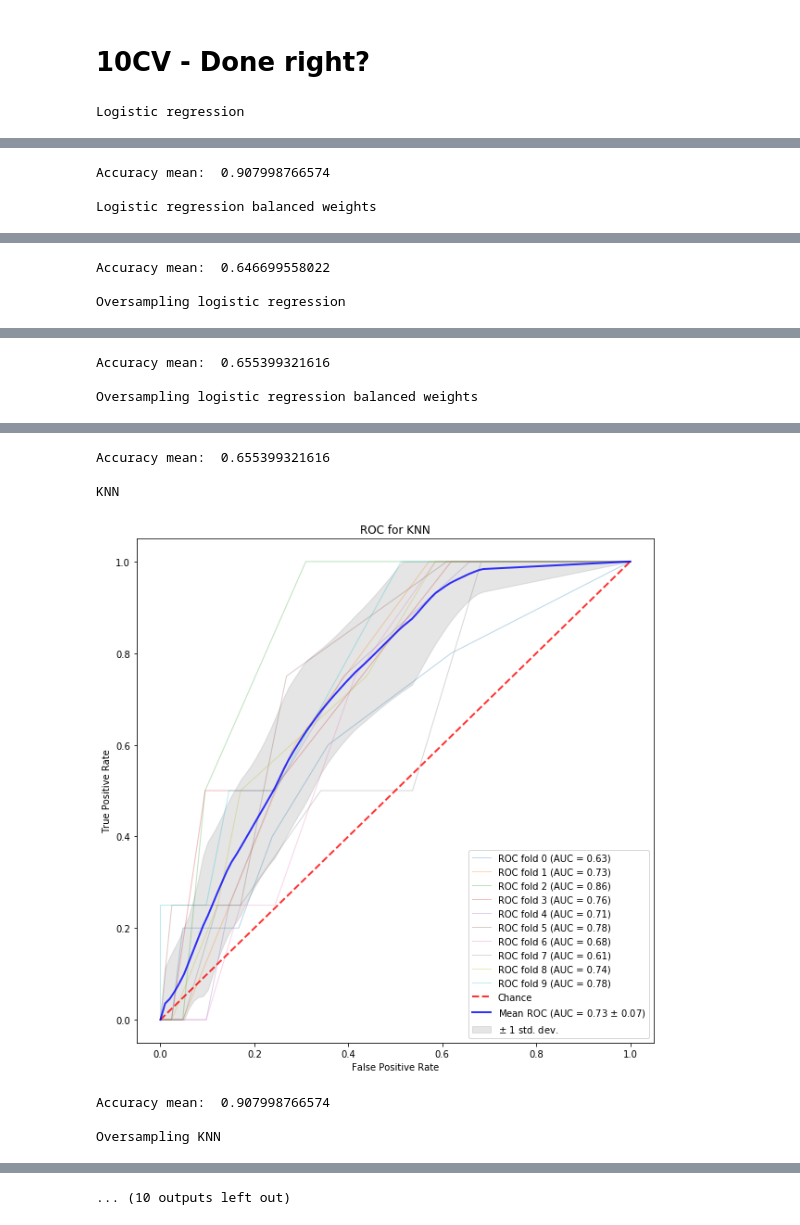
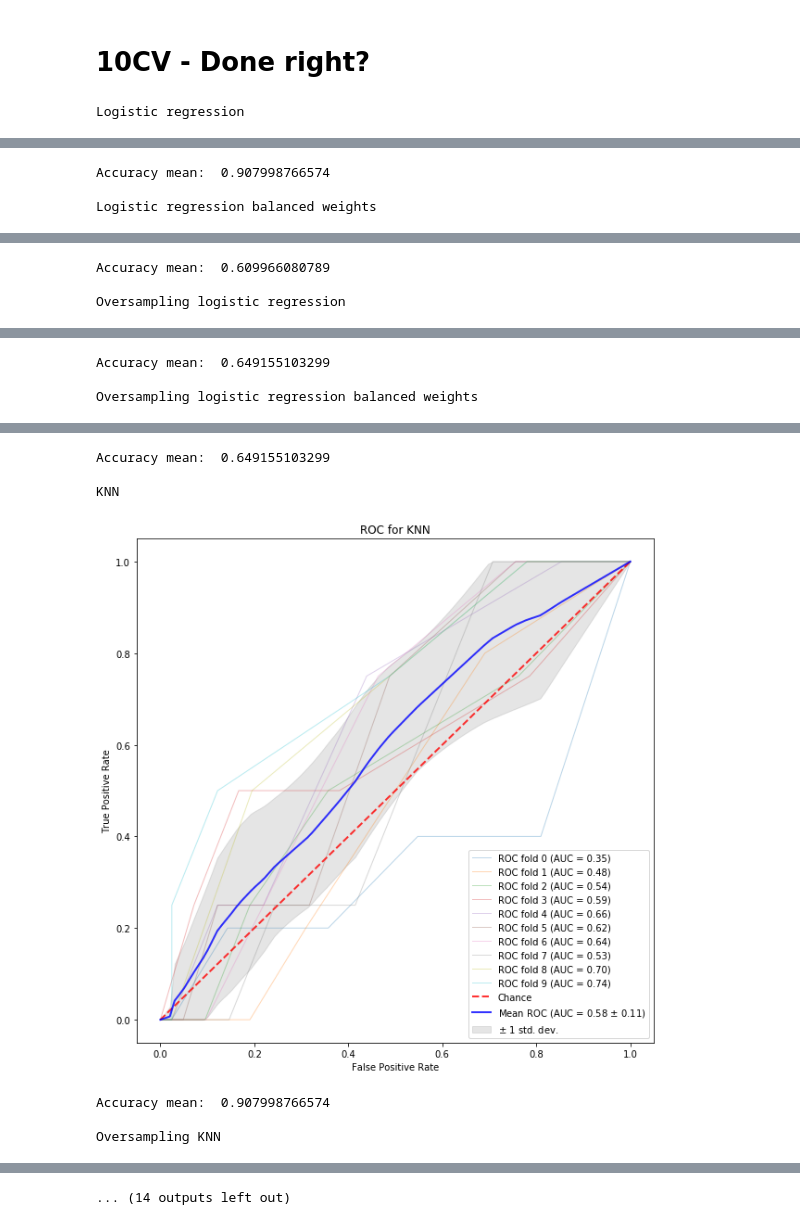
Before and after one commit to pawKer/Predicting-music-popularity, a Jupyter notebook: 3yp-automated-main.ipynb, the cells around one changed output, grey strips where cells are left out. Cells and saved outputs as stored; diff of their text form; code cells hidden in the pictures.

Commit message:
Cleaned repository, added FS functionality, model selection, grid search

```diff
--- a/3yp-automated-main.ipynb
+++ b/3yp-automated-main.ipynb
@@ -54,7 +54,7 @@ Number of not popular examples after thresholding :  523
 # %%
 # Drop unnecessary columns from original data - also some legacy support for a different data format
 if 'song_id' in data.columns:
-    final_data.drop(['song_id', 'song_title', 'artist', 'popularity', 'youtube_video_title','speechiness','instrumentalness','time_signature', 'danceability', 'key','duration','mode', 'liveness', 'acousticness', 'youtube_view_count'], 1, inplace=True)
+    final_data.drop(['song_id', 'song_title', 'artist', 'popularity', 'youtube_video_title', 'youtube_view_count'], 1, inplace=True)
 else:
     final_data.drop(['song_title', 'artist', 'popularity'], 1, inplace=True)
 # %%
@@ -69,9 +69,9 @@ final_data.head()
 # %%
-# COLUMNS_TO_SCALE = ["energy", "liveness", "tempo",
-#                     "speechiness", "acousticness", "instrumentalness",
-#                     "time_signature", "danceability", "key",
-#                     "duration", "loudness", "valence", "mode"]
-COLUMNS_TO_SCALE = ["energy", "tempo","loudness", "valence"]
+COLUMNS_TO_SCALE = ["energy", "liveness", "tempo",
+                    "speechiness", "acousticness", "instrumentalness",
+                    "time_signature", "danceability", "key",
+                    "duration", "loudness", "valence", "mode"]
+#COLUMNS_TO_SCALE = ["energy", "tempo","loudness", "valence"]
 
 # Keep data in a temp variable for testing
 scaled_data = scale_data_standardize(final_data, COLUMNS_TO_SCALE)
@@ -422,11 +426,14 @@ from scipy import interp
 from sklearn.metrics import roc_curve, auc
 from sklearn.model_selection import StratifiedKFold
 stats_columns = ["Model title", "Accuracy", "Specificity", "Recall(Sensitivity)", "Precision", "F1", "AUC", "Generalized AUC"]
-X = np.array(X)
-y = np.array(y)
+#X = np.array(X)
+#y = np.array(y)
 cv = StratifiedKFold(n_splits=10)
 cv_stats = []
 X_fs, X_test, y_fs, y_test = train_test_split(X, y, test_size=0.2, random_state=5)
+
+#print(X_fs.head())
+
 for item in models:
     # Run classifier with cross-validation and plot ROC curves
     print(item['title'])
@@ -440,9 +447,17 @@ for item in models:
     f1s = []
     mean_fpr = np.linspace(0, 1, 100)
     i = 0
-    for train, test in cv.split(X_fs, y_fs):
-        probas_ = classifier.fit(X_fs[train], y_fs[train]).predict_proba(X_fs[test])
-        predicts = classifier.predict(X_fs[test])
+    cur_feature_set=item['feature_set']
+    if(cur_feature_set == 'all'):
+        X_cfs=np.array(X_fs)
+        cur_feature_set= COLUMNS_TO_SCALE
+    else:
+        X_cfs=np.array(X_fs[cur_feature_set])
+    y_fs = np.array(y_fs)
+#     print(X_cfs.head())
+    for train, test in cv.split(X_cfs, y_fs):
+        probas_ = classifier.fit(X_cfs[train], y_fs[train]).predict_proba(X_cfs[test])
+        predicts = classifier.predict(X_cfs[test])
         # Compute ROC curve and area the curve
         fpr, tpr, thresholds = roc_curve(y_fs[test], probas_[:, 1])
         tprs.append(interp(mean_fpr, fpr, tpr))
@@ -487,8 +502,8 @@ for item in models:
 
     print("Accuracy mean: ",np.mean(accs))
     print()
-    #item['model'].fit(X_fs, y_fs)
-    y_pred_prob = item['model'].predict_proba(X_test)[:,1]
+    item['model'].fit(X_cfs, y_fs)
+    y_pred_prob = item['model'].predict_proba(X_test[cur_feature_set])[:,1]
     test_after_auc = roc_auc_score(y_test, y_pred_prob)
     newRow = [item['title'],np.mean(accs), np.mean(specificities), np.mean(recalls), np.mean(precisions), np.mean(f1s), mean_auc, test_after_auc]
     cv_stats.append(newRow)
@@ -504,3 +519,3 @@ Logistic regression balanced weights
-Accuracy mean:  0.646699558022
+Accuracy mean:  0.609966080789
 
 Oversampling logistic regression
@@ -508,3 +523,3 @@ Oversampling logistic regression
-Accuracy mean:  0.655399321616
+Accuracy mean:  0.649155103299
 
 Oversampling logistic regression balanced weights
@@ -512,7 +527,7 @@ Oversampling logistic regression balanced weights
-Accuracy mean:  0.655399321616
+Accuracy mean:  0.649155103299
 
 KNN
-[figure, old version]
+[figure, new version]
 Accuracy mean:  0.907998766574
 
 Oversampling KNN
@@ -520 +535 @@ Oversampling KNN
-... (10 outputs left out)
+... (14 outputs left out)
```
Also changed, not shown: parts of 10 cells of this notebook, 12 other files.
